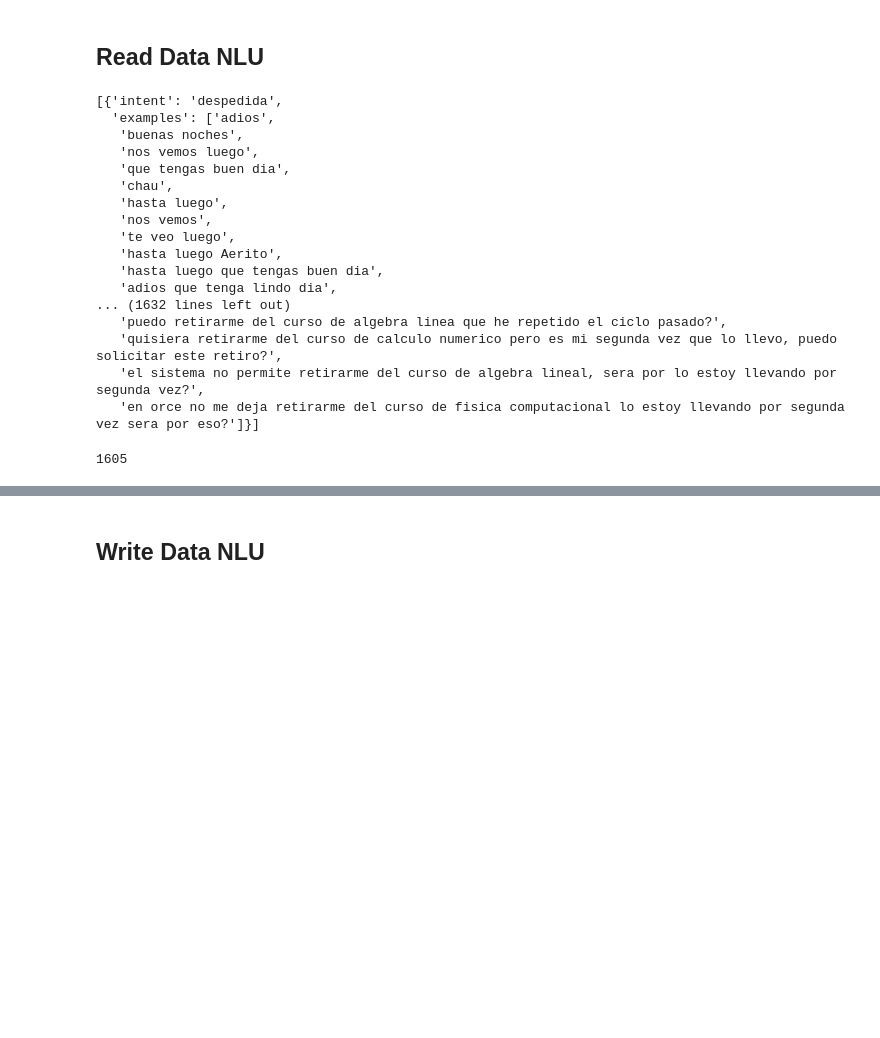
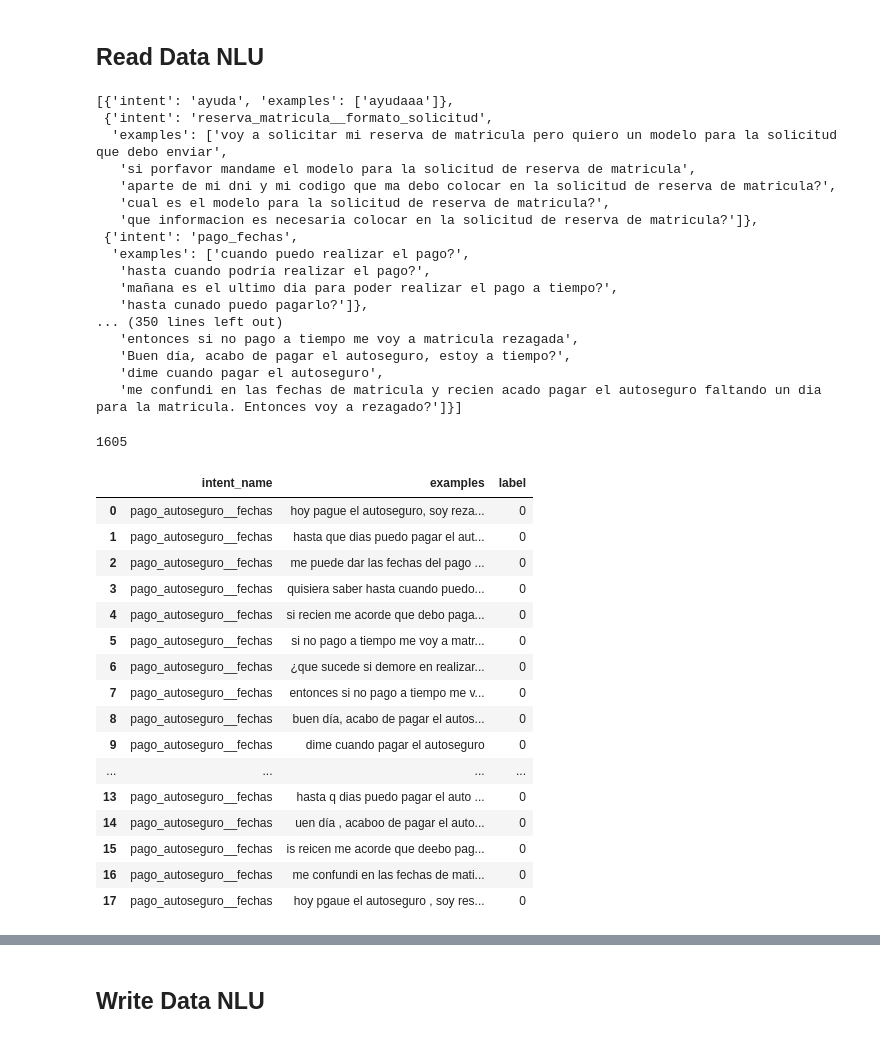
Before and after one commit to AnthonyMirandaGil/chatbot-aerito-faq, a Jupyter notebook: misspellings.ipynb, the cells around one changed output, grey strips where cells are left out. Cells and saved outputs as stored; diff of their text form; code cells hidden in the pictures; blank space fills up the shorter version.

```diff
--- a/misspellings.ipynb
+++ b/misspellings.ipynb
@@ -236,7 +236,7 @@ generate_misspelling_keyboard('matricula')
 ## Read Data NLU
 # %%
 from ruamel import yaml as yaml
-filename = './data/nlu.yml'
+filename = './train_test_split/test_data.yml'
 
 with open(filename, encoding= "utf-8") as f:
     content = f.read()
@@ -257,23 +257,23 @@ for examples_nlu in  data_nlu['nlu']:
     data_intents.append({'intent': intent, 'examples': examples_intent})
 data_intents
 # %% [output]
-[{'intent': 'despedida',
-  'examples': ['adios',
-   'buenas noches',
-   'nos vemos luego',
-   'que tengas buen dia',
-   'chau',
-   'hasta luego',
-   'nos vemos',
-   'te veo luego',
-   'hasta luego Aerito',
-   'hasta luego que tengas buen dia',
-   'adios que tenga lindo dia',
-... (1632 lines left out)
-   'puedo retirarme del curso de algebra linea que he repetido el ciclo pasado?',
-   'quisiera retirarme del curso de calculo numerico pero es mi segunda vez que lo llevo, puedo solicitar este retiro?',
-   'el sistema no permite retirarme del curso de algebra lineal, sera por lo estoy llevando por segunda vez?',
-   'en orce no me deja retirarme del curso de fisica computacional lo estoy llevando por segunda vez sera por eso?']}]
+[{'intent': 'ayuda', 'examples': ['ayudaaa']},
+ {'intent': 'reserva_matricula__formato_solicitud',
+  'examples': ['voy a solicitar mi reserva de matricula pero quiero un modelo para la solicitud que debo enviar',
+   'si porfavor mandame el modelo para la solicitud de reserva de matricula',
+   'aparte de mi dni y mi codigo que ma debo colocar en la solicitud de reserva de matricula?',
+   'cual es el modelo para la solicitud de reserva de matricula?',
+   'que informacion es necesaria colocar en la solicitud de reserva de matricula?']},
+ {'intent': 'pago_fechas',
+  'examples': ['cuando puedo realizar el pago?',
+   'hasta cuando podría realizar el pago?',
+   'mañana es el ultimo dia para poder realizar el pago a tiempo?',
+   'hasta cunado puedo pagarlo?']},
+... (350 lines left out)
+   'entonces si no pago a tiempo me voy a matricula rezagada',
+   'Buen día, acabo de pagar el autoseguro, estoy a tiempo?',
+   'dime cuando pagar el autoseguro',
+   'me confundi en las fechas de matricula y recien acado pagar el autoseguro faltando un dia para la matricula. Entonces voy a rezagado?']}]
 # %%
 ## Save data in csv
 import pandas as pd
@@ -343,3 +343,24 @@ for data_intent in  data_intents:
 
 #stops = stopwords.words('spanish')
 #stops
+# %%
+df_test = pd.read_csv("test_aug_misspellings.csv")
+df_test
+# %% [output]
+|  | intent_name | examples | label |
+| 0 | pago_autoseguro__fechas | hoy pague el autoseguro, soy reza... | 0 |
+| 1 | pago_autoseguro__fechas | hasta que dias puedo pagar el aut... | 0 |
+| 2 | pago_autoseguro__fechas | me puede dar las fechas del pago ... | 0 |
+| 3 | pago_autoseguro__fechas | quisiera saber hasta cuando puedo... | 0 |
+| 4 | pago_autoseguro__fechas | si recien me acorde que debo paga... | 0 |
+| 5 | pago_autoseguro__fechas | si no pago a tiempo me voy a matr... | 0 |
+| 6 | pago_autoseguro__fechas | ¿que sucede si demore en realizar... | 0 |
+| 7 | pago_autoseguro__fechas | entonces si no pago a tiempo me v... | 0 |
+| 8 | pago_autoseguro__fechas | buen día, acabo de pagar el autos... | 0 |
+| 9 | pago_autoseguro__fechas | dime cuando pagar el autoseguro | 0 |
+| ... | ... | ... | ... |
+| 13 | pago_autoseguro__fechas | hasta q dias puedo pagar el auto ... | 0 |
+| 14 | pago_autoseguro__fechas | uen día , acaboo de pagar el auto... | 0 |
+| 15 | pago_autoseguro__fechas | is reicen me acorde que deebo pag... | 0 |
+| 16 | pago_autoseguro__fechas | me confundi en las fechas de mati... | 0 |
+| 17 | pago_autoseguro__fechas | hoy pgaue el autoseguro , soy res... | 0 |
```
Also changed, not shown: parts of 4 cells of this notebook, 15 other files.
